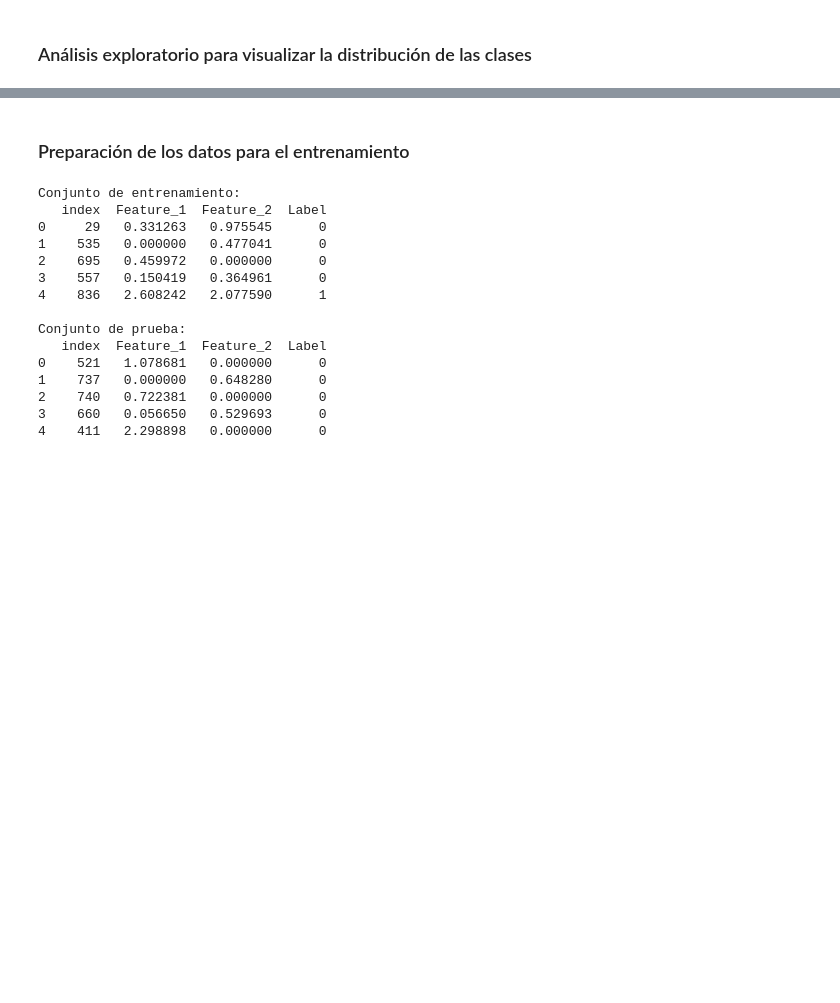
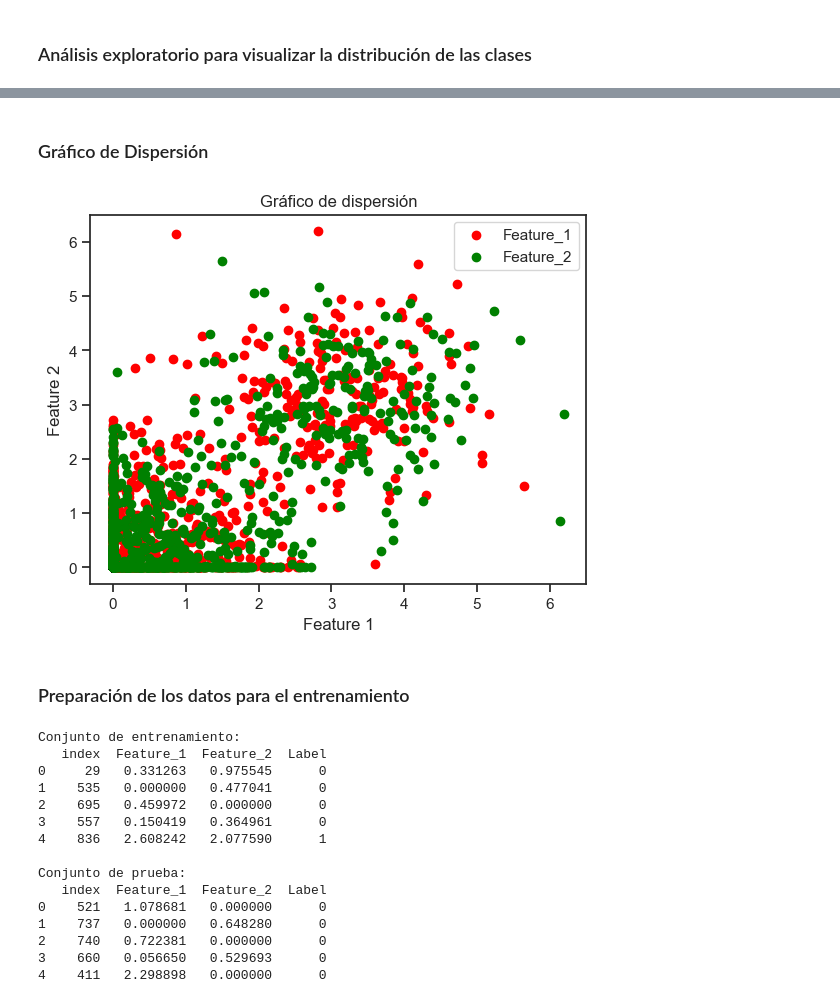
Before and after one commit to viorbe20/ai-machine-learning, a Jupyter notebook: decision-trees-exercises/ex02_classification_decision_trees_data2.ipynb, the cells around one changed output, grey strips where cells are left out. Saved outputs shown, nothing was run; the diff lists cells and outputs as text; code cells hidden in the pictures; blank space fills up the shorter version.

```diff
--- a/decision-trees-exercises/ex02_classification_decision_trees_data2.ipynb
+++ b/decision-trees-exercises/ex02_classification_decision_trees_data2.ipynb
@@ -57,3 +59,23 @@ Conclusión: cantidad desequilibrada de etiquetas (80-20)
+# %% [markdown]
+### Gráfico de Dispersión
+# %%
+import pandas as pd
+import matplotlib.pyplot as plt
+
+# Crear un gráfico de dispersión usando plt.scatter
+plt.scatter(df_data2['Feature_1'], df_data2['Feature_2'], c='red', label='Feature_1')
+plt.scatter(df_data2['Feature_2'], df_data2['Feature_1'], c='green', label='Feature_2')
+
+# Agregar etiquetas y título
+plt.xlabel('Feature 1')
+plt.ylabel('Feature 2')
+plt.title('Gráfico de dispersión')
+
+# Mostrar el gráfico
+plt.legend()
+plt.show()
+# %% [output]
+[figure, added]
 # %% [markdown]
 ### Preparación de los datos para el entrenamiento
 # %%
```
Also changed, not shown: parts of 7 cells of this notebook.
